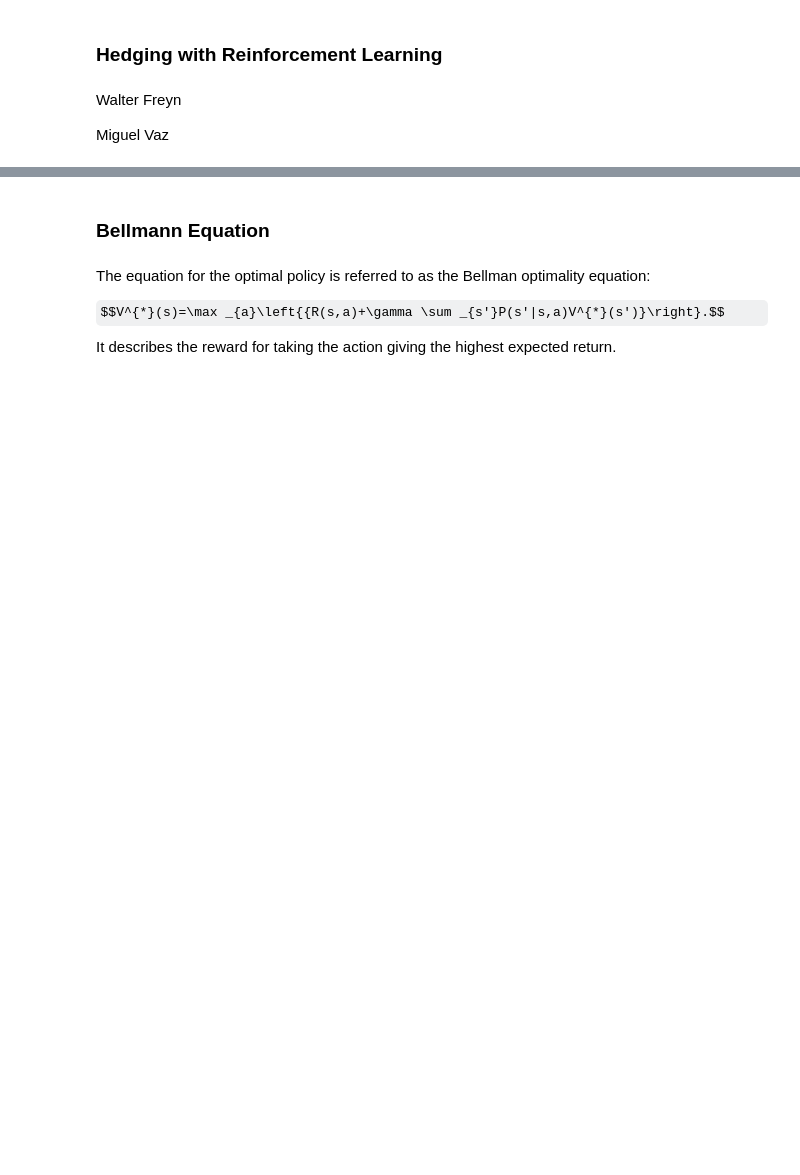
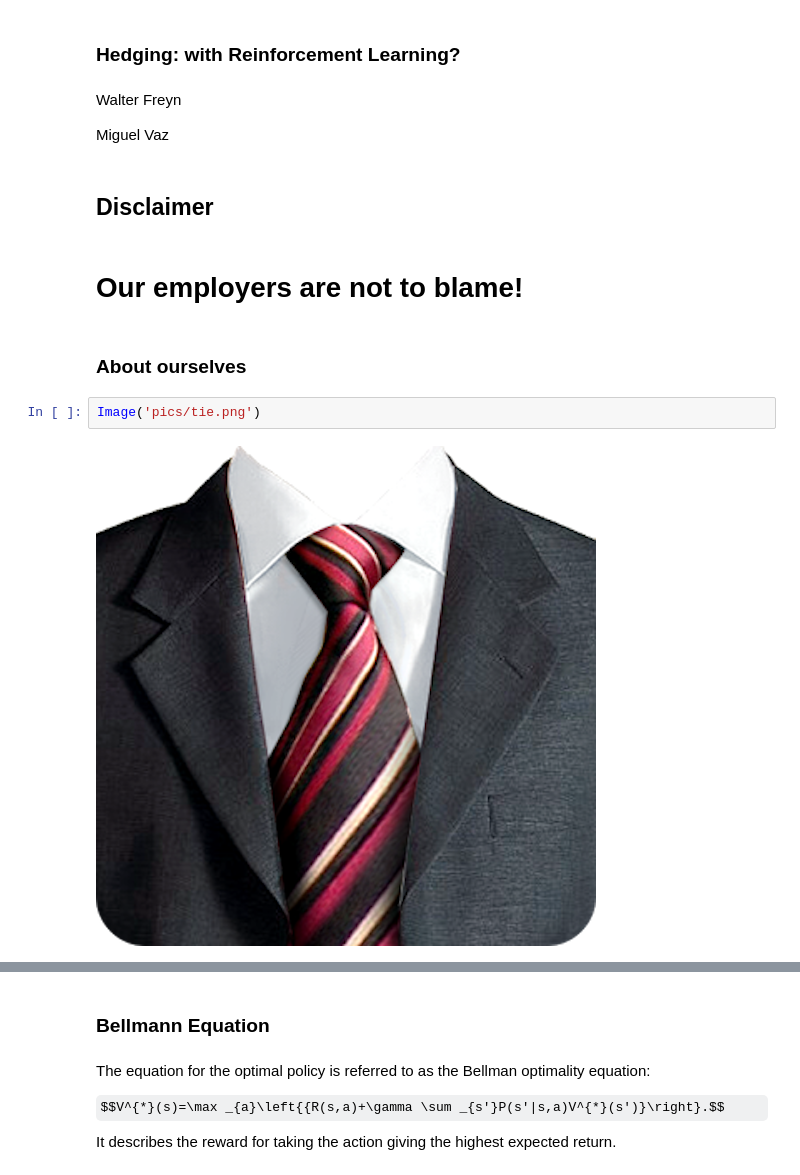
Before and after one commit to FinTechies/HedgingRL, a Jupyter notebook: notebooks/20170427 Predictive Analytics Frankfurt.ipynb, the cells around one changed output, grey strips where cells are left out. Saved outputs shown, nothing was run; the diff lists cells and outputs as text; some formulas as TeX source; blank space fills up the shorter version.

```diff
--- a/notebooks/20170427 Predictive Analytics Frankfurt.ipynb
+++ b/notebooks/20170427 Predictive Analytics Frankfurt.ipynb
@@ -1,7 +32,17 @@
 # %% [markdown]
-### Hedging with Reinforcement Learning
+### Hedging: with Reinforcement Learning?
 # %% [markdown]
 Walter Freyn
 
 
 Miguel Vaz
+# %% [markdown]
+## Disclaimer
+# %% [markdown]
+# Our employers are not to blame!
+# %% [markdown]
+### About ourselves
+# %%
+Image('pics/tie.png')
+# %% [output]
+[figure, added]
```
Also changed, not shown: parts of 116 cells of this notebook, 22 other files.
